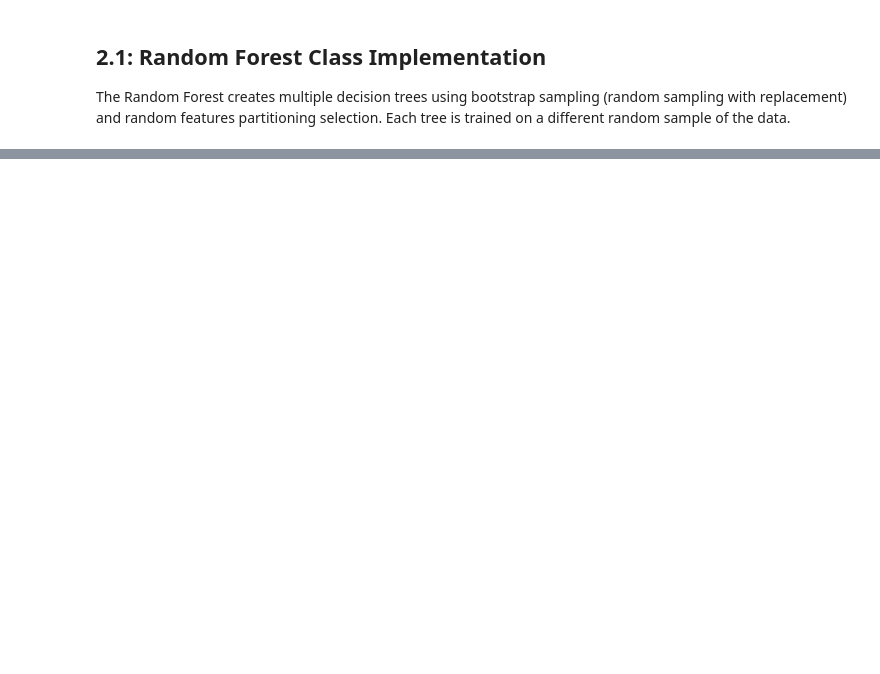
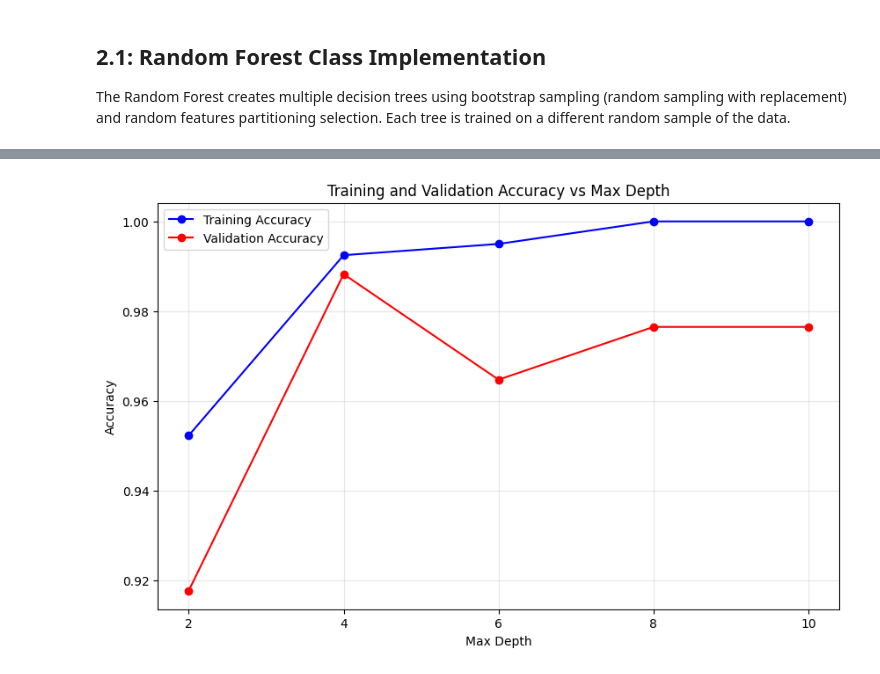
Before and after one commit to oadel1814/Probabilistic-Models-and-Decision-Trees, a Jupyter notebook: decTreeTrain.ipynb, the cells around one changed output, grey strips where cells are left out. Saved outputs shown, nothing was run; the diff lists cells and outputs as text; code cells hidden in the pictures; blank space fills up the shorter version.

```diff
--- a/decTreeTrain.ipynb
+++ b/decTreeTrain.ipynb
@@ -213,10 +212,9 @@ def hyperparameter_tuning(X_train, y_train, X_val, y_val):
 
 This function analyzes how training and validation accuracy change as max_depth increases, helping identify overfitting.
 # %%
-
 def analyze_depth_vs_accuracy(X_train, y_train, X_val, y_val, fixed_min_samples_split=2):
     #see how training and validation accuracy change with max_depth
-    max_depths = [2, 4, 6, 8, 10]
+    max_depths = np.array([2, 4, 6, 8, 10]   )
     train_accuracies = []
     val_accuracies = []
 
@@ -264,0 +291,12 @@ def plot_depth_vs_accuracy(max_depths, train_accuracies, val_accuracies):
+# %%
+def plot_confusion_matrix(y_true, y_pred, title="Confusion Matrix"):
+    cm = confusion_matrix(y_true, y_pred)
+    plt.figure(figsize=(8, 6))
+    sns.heatmap(cm, annot=True, fmt='d', cmap='Blues', cbar=False,
+                xticklabels=['Malignant', 'Benign'],
+                yticklabels=['Malignant', 'Benign'])
+    plt.title(title, fontsize=14)
+    plt.ylabel('True Label', fontsize=12)
+    plt.xlabel('Predicted Label', fontsize=12)
+    plt.tight_layout()
+    plt.show()
@@ -576,0 +622,65 @@ Random Forest achieves 2.33% better test accuracy
+# %%
+def load_and_split_data():
+    data = load_breast_cancer()
+    X, y = data.data, data.target
+    feature_names = data.feature_names
+
+    # First split: 70% train, 30% temp (validation + test)
+    X_train, X_temp, y_train, y_temp = train_test_split(
+        X, y, test_size=0.3, random_state=42, stratify=y
+    )
+
+    # Second split: 50% of temp for validation, 50% for test (15% each of original)
+    X_val, X_test, y_val, y_test = train_test_split(
+        X_temp, y_temp, test_size=0.5, random_state=42, stratify=y_temp
+    )
+
+    return X_train, X_val, X_test, y_train, y_val, y_test, feature_names
+
+X_train, X_val, X_test, y_train, y_val, y_test, feature_names = load_and_split_data()
+
+
+
+best_params, tuning_results = hyperparameter_tuning(X_train, y_train, X_val, y_val)
+
+#Analyze depth vs accuracy with fixed min_samples_split
+max_depths, train_accuracies, val_accuracies = analyze_depth_vs_accuracy(
+    X_train, y_train, X_val, y_val, fixed_min_samples_split=2
+    )
+
+
+plot_depth_vs_accuracy(max_depths, train_accuracies, val_accuracies)
+
+#C5: Perform tree complexity analysis
+complexity_results = analyze_tree_complexity(X_train, y_train, X_val, y_val, [2, 4, 6, 8, 10])
+
+    #training + validation with best parameters and evaluate on test set
+    #Combine training and validation sets
+X_train_val = np.vstack([X_train, X_val])
+y_train_val = np.concatenate([y_train, y_val])
+
+    # Train final model with best parameters
+final_tree = DecisionTree(max_depth=best_params['max_depth'],min_samples_split=best_params['min_samples_split'])
+final_tree.singleTreefit(X_train_val, y_train_val)
+
+#evaluate the best tree params on test set
+y_test_pred = final_tree.singleTreePredict(X_test)
+test_accuracy = final_tree.accuracy(y_test, y_test_pred)
+
+print(f"Final model performance on test set:")
+print(f"Best parameters: max_depth={best_params['max_depth']}, "
+          f"min_samples_split={best_params['min_samples_split']}")
+print(f"Test accuracy: {test_accuracy:.4f}")
+
+#C5: Perform comprehensive evaluation on final model
+final_metrics = comprehensive_evaluation(
+    final_tree, X_train_val, y_train_val,
+    X_val, y_val, X_test, y_test, feature_names
+)
+
+best_rf_params, rf_tuning_results = random_forest_hyperparameter_tuning(X_train, y_train, X_val, y_val, best_params)
+
+plot_random_forest_results(rf_tuning_results)
+
+compare_single_tree_vs_random_forest(X_train, y_train, X_val, y_val, X_test, y_test,best_params, best_rf_params)
+# %% [output]
@@ -576,0 +704 @@ Random Forest achieves 2.33% better test accuracy
+[figure, added]
```
Also changed, not shown: parts of 38 cells of this notebook.
